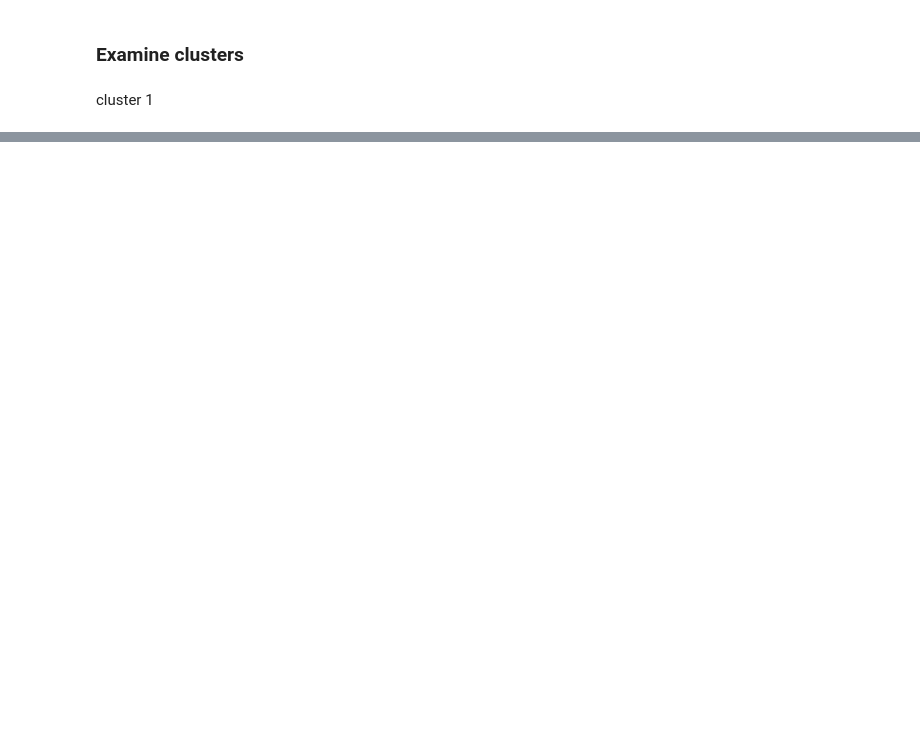
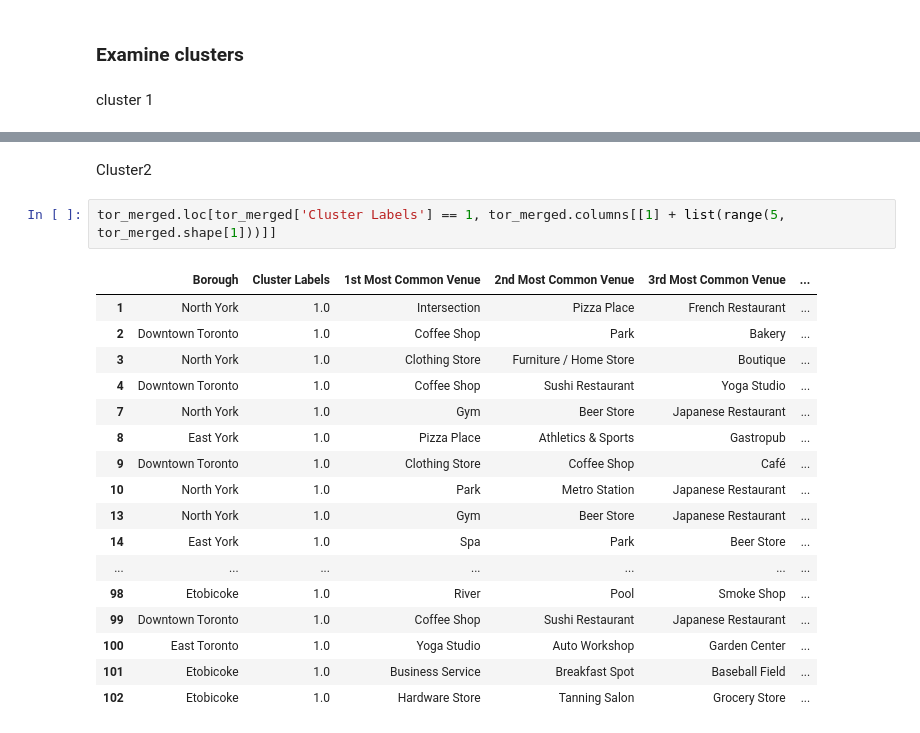
Before and after one commit to cty288/Clustering-and-Comparing-NY-London-Neighbourhood, a Jupyter notebook: Capstone notebook week3.ipynb, the cells around one changed output, grey strips where cells are left out. Cells and saved outputs as stored; diff of their text form; blank space fills up the shorter version.

Commit message:
Published from Watson Studio.

```diff
--- a/Capstone notebook week3.ipynb
+++ b/Capstone notebook week3.ipynb
@@ -459,0 +470,22 @@ tor_merged.loc[tor_merged['Cluster Labels'] == 0, tor_merged.columns[[1] + list(
+# %% [markdown]
+Cluster2
+# %%
+tor_merged.loc[tor_merged['Cluster Labels'] == 1, tor_merged.columns[[1] + list(range(5, tor_merged.shape[1]))]]
+# %% [output]
+|  | Borough | Cluster Labels | 1st Most Common Venue | 2nd Most Common Venue | 3rd Most Common Venue | ... |
+| 1 | North York | 1.0 | Intersection | Pizza Place | French Restaurant | ... |
+| 2 | Downtown Toronto | 1.0 | Coffee Shop | Park | Bakery | ... |
+| 3 | North York | 1.0 | Clothing Store | Furniture / Home Store | Boutique | ... |
+| 4 | Downtown Toronto | 1.0 | Coffee Shop | Sushi Restaurant | Yoga Studio | ... |
+| 7 | North York | 1.0 | Gym | Beer Store | Japanese Restaurant | ... |
+| 8 | East York | 1.0 | Pizza Place | Athletics & Sports | Gastropub | ... |
+| 9 | Downtown Toronto | 1.0 | Clothing Store | Coffee Shop | Café | ... |
+| 10 | North York | 1.0 | Park | Metro Station | Japanese Restaurant | ... |
+| 13 | North York | 1.0 | Gym | Beer Store | Japanese Restaurant | ... |
+| 14 | East York | 1.0 | Spa | Park | Beer Store | ... |
+| ... | ... | ... | ... | ... | ... | ... |
+| 98 | Etobicoke | 1.0 | River | Pool | Smoke Shop | ... |
+| 99 | Downtown Toronto | 1.0 | Coffee Shop | Sushi Restaurant | Japanese Restaurant | ... |
+| 100 | East Toronto | 1.0 | Yoga Studio | Auto Workshop | Garden Center | ... |
+| 101 | Etobicoke | 1.0 | Business Service | Breakfast Spot | Baseball Field | ... |
+| 102 | Etobicoke | 1.0 | Hardware Store | Tanning Salon | Grocery Store | ... |
```
Also changed, not shown: parts of 7 cells of this notebook.
